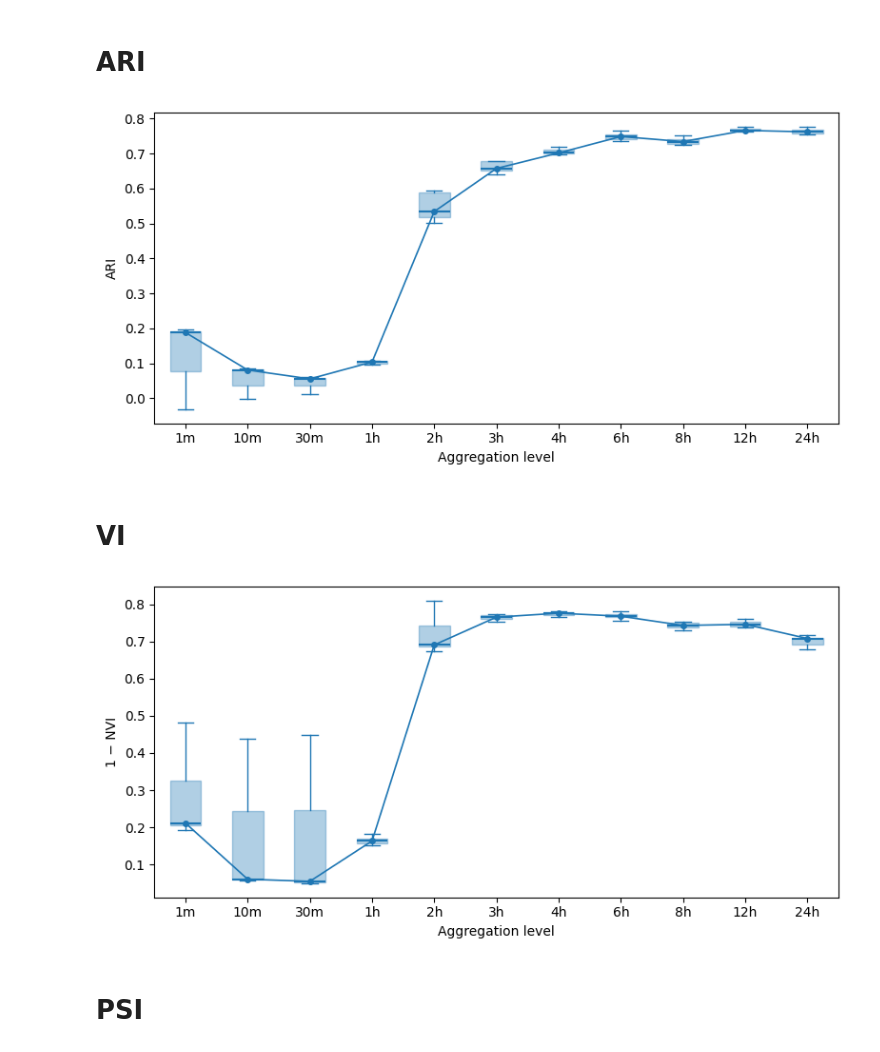
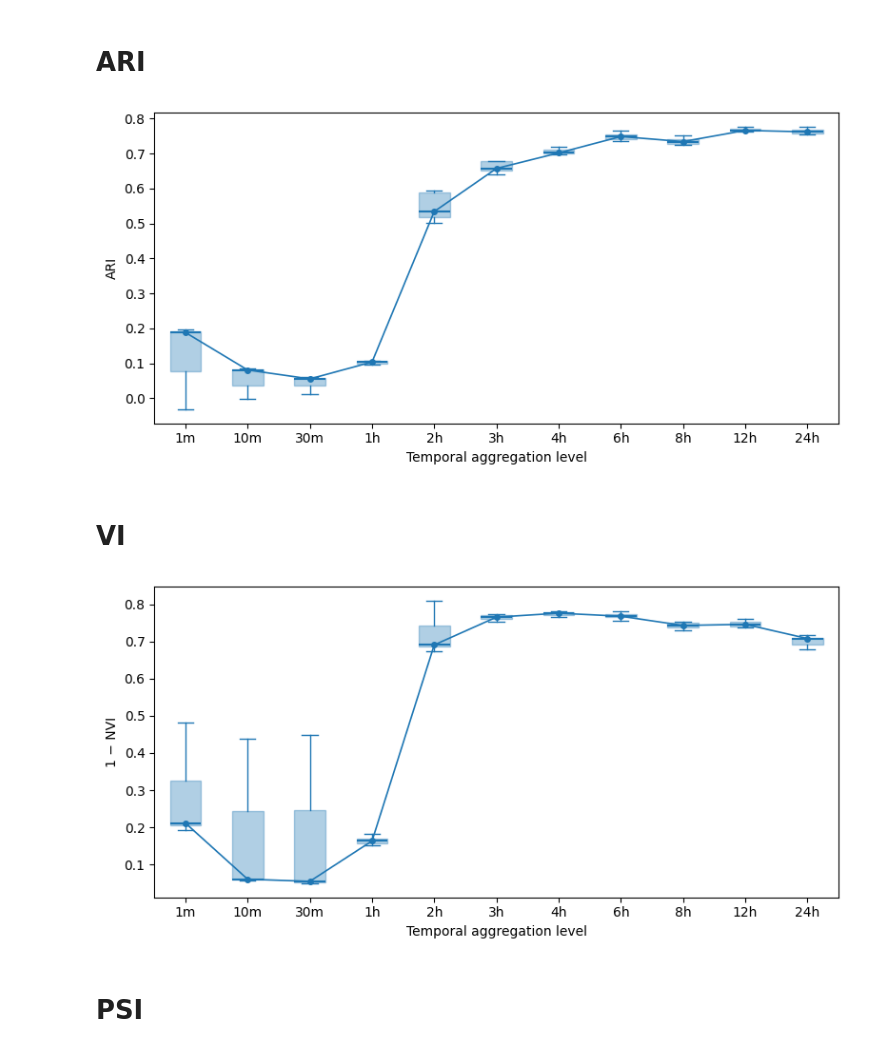
Before and after one commit to Tarun-Rajan99/MSc-Project, a Jupyter notebook: 03_code/composite_stability/composite_stability.ipynb, the cells around one changed output. Drawn from its saved outputs; the diff is of its cells as text; code cells hidden in the pictures.

```diff
--- a/03_code/composite_stability/composite_stability.ipynb
+++ b/03_code/composite_stability/composite_stability.ipynb
@@ -35,21 +35,21 @@ for col in ARI_df.columns:
 # %%
 # Plot of ARIs as boxplots with median trend line
 fig, ax = plt.subplots(figsize=(8, 4))
 
 adj_rand = [np.array(list(ARI[name].values())) for name in level_names]
 
 ax.boxplot(adj_rand, positions=x_positions, widths=0.5, showfliers=False, **boxstyle)
 
 ari_medians = [np.median(a) for a in adj_rand]
 ax.plot(x_positions, ari_medians, color='tab:blue', lw=1.2, marker='o', ms=4, zorder=3, label='Median')
 
 ax.set_xticks(x_positions)
 ax.set_xticklabels(xtick_labels)
-ax.set_xlabel('Aggregation level')
+ax.set_xlabel('Temporal aggregation level')
 ax.set_ylabel('ARI')
 plt.tight_layout()
 # %% [output]
-[figure, old version]
+[figure, new version]
 # %% [markdown]
 # VI
 # %%
@@ -77,11 +77,11 @@ ax.plot(x_positions, inv_vi_medians, color='tab:blue', lw=1.2, marker='o', ms=4,
 
 ax.set_xticks(x_positions)
 ax.set_xticklabels(xtick_labels)
-ax.set_xlabel('Aggregation level')
+ax.set_xlabel('Temporal aggregation level')
 ax.set_ylabel('1 − NVI')
 plt.tight_layout()
 # %% [output]
-[figure, old version]
+[figure, new version]
 # %% [markdown]
 # PSI
 # %%
```
Also changed, not shown: parts of 1 cell of this notebook, 2 other files.
